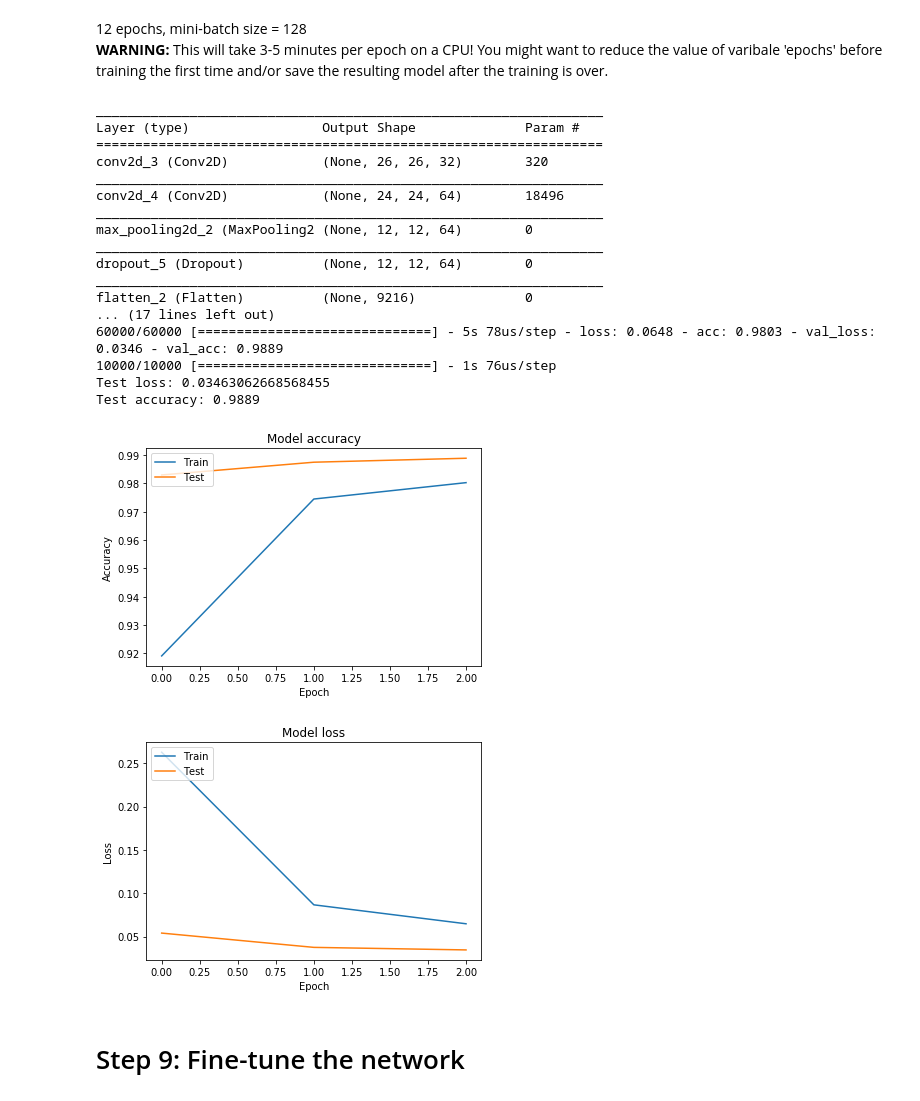
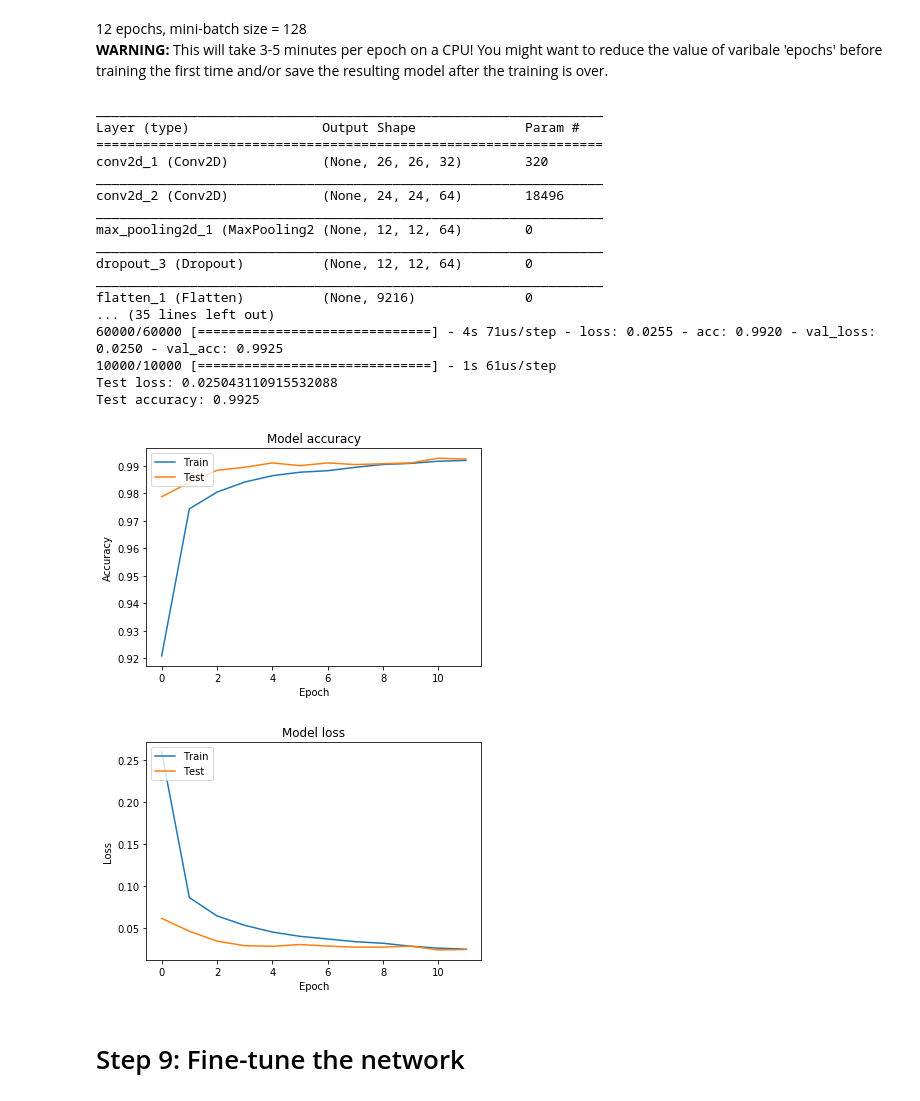
Before and after one commit to fau-masters-collected-works-cgarbin/cap6618-computer-vision, a Jupyter notebook: module5/CAP6618_PP3_experiments_cgarbin.ipynb, the cells around one changed output. Saved outputs shown, nothing was run; the diff lists cells and outputs as text; code cells hidden in the pictures.

```diff
--- a/module5/CAP6618_PP3_experiments_cgarbin.ipynb
+++ b/module5/CAP6618_PP3_experiments_cgarbin.ipynb
@@ -254,27 +254,27 @@ def train_validate_analyze(batch_size, epochs):
 12 epochs, mini-batch size = 128 <br/>
 <b>WARNING:</b> This will take 3-5 minutes per epoch on a CPU! You might want to reduce the value of varibale 'epochs' before training the first time and/or save the resulting model after the training is over.
 # %%
-train_validate_analyze(128, 3)
+train_validate_analyze(128, 12)
 # %% [output]
 _________________________________________________________________
 Layer (type)                 Output Shape              Param #
 =================================================================
-conv2d_3 (Conv2D)            (None, 26, 26, 32)        320
+conv2d_1 (Conv2D)            (None, 26, 26, 32)        320
 _________________________________________________________________
-conv2d_4 (Conv2D)            (None, 24, 24, 64)        18496
+conv2d_2 (Conv2D)            (None, 24, 24, 64)        18496
 _________________________________________________________________
-max_pooling2d_2 (MaxPooling2 (None, 12, 12, 64)        0
+max_pooling2d_1 (MaxPooling2 (None, 12, 12, 64)        0
 _________________________________________________________________
-dropout_5 (Dropout)          (None, 12, 12, 64)        0
+dropout_3 (Dropout)          (None, 12, 12, 64)        0
 _________________________________________________________________
-flatten_2 (Flatten)          (None, 9216)              0
-... (17 lines left out)
-60000/60000 [==============================] - 5s 78us/step - loss: 0.0648 - acc: 0.9803 - val_loss: 0.0346 - val_acc: 0.9889
-10000/10000 [==============================] - 1s 76us/step
-Test loss: 0.03463062668568455
-Test accuracy: 0.9889
+flatten_1 (Flatten)          (None, 9216)              0
+... (35 lines left out)
+60000/60000 [==============================] - 4s 71us/step - loss: 0.0255 - acc: 0.9920 - val_loss: 0.0250 - val_acc: 0.9925
+10000/10000 [==============================] - 1s 61us/step
+Test loss: 0.025043110915532088
+Test accuracy: 0.9925
-[figure, old version]
+[figure, new version]
-[figure, old version]
+[figure, new version]
 # %% [markdown]
 # Step 9: Fine-tune the network
 # %% [markdown]
```
Also changed, not shown: parts of 4 cells of this notebook.
